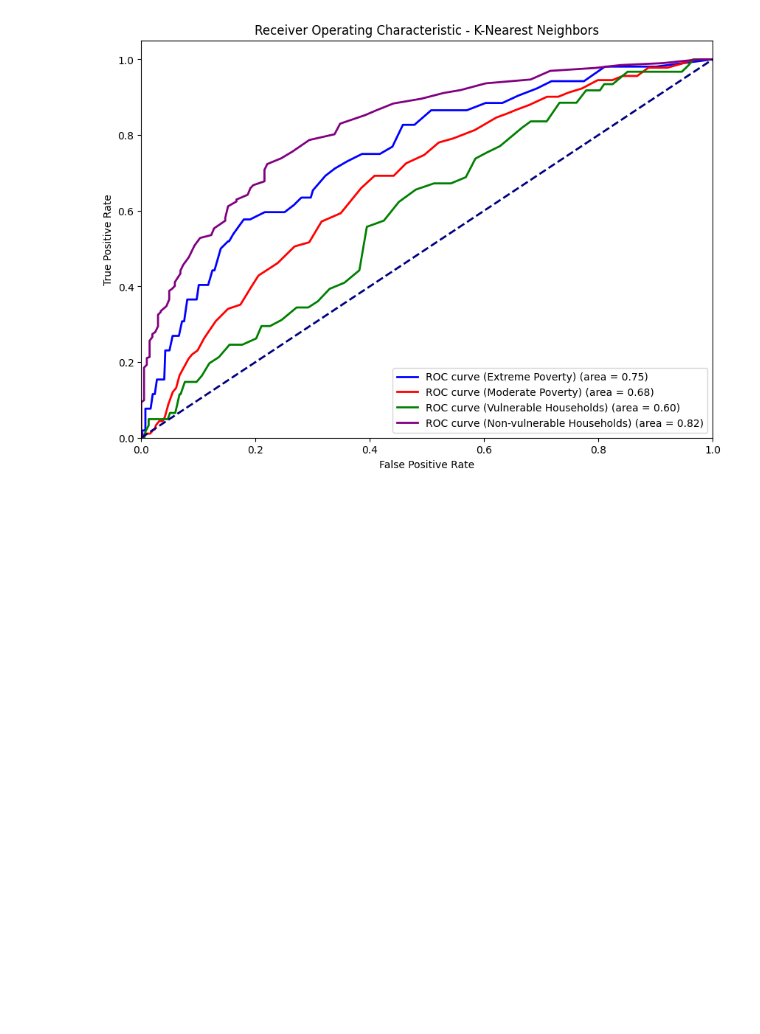
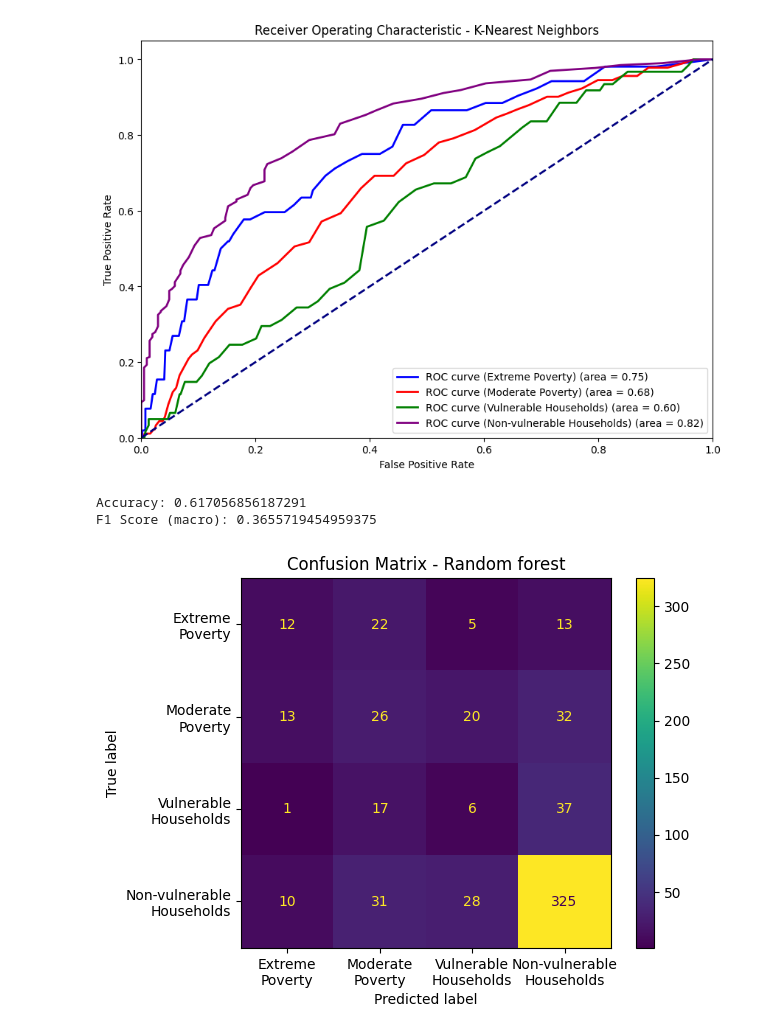
Before and after one commit to m-rosenbaum/cr_pmt, a Jupyter notebook: model/cleaning.ipynb, the cells around one changed output. Drawn from its saved outputs; the diff is of its cells as text; code cells hidden in the pictures; blank space fills up the shorter version.

```diff
--- a/model/cleaning.ipynb
+++ b/model/cleaning.ipynb
@@ -174,3 +174,9 @@ F1 Score (macro): 0.3518181521788011
 [figure]
 [figure]
 [figure]
+# %%
+tuning.visualize_acc(rf_model, "Random forest", X_test, y_test, None)
+# %% [output]
+Accuracy: 0.617056856187291
+F1 Score (macro): 0.3655719454959375
+[figure, added]
```
Also changed, not shown: 2 other files.
